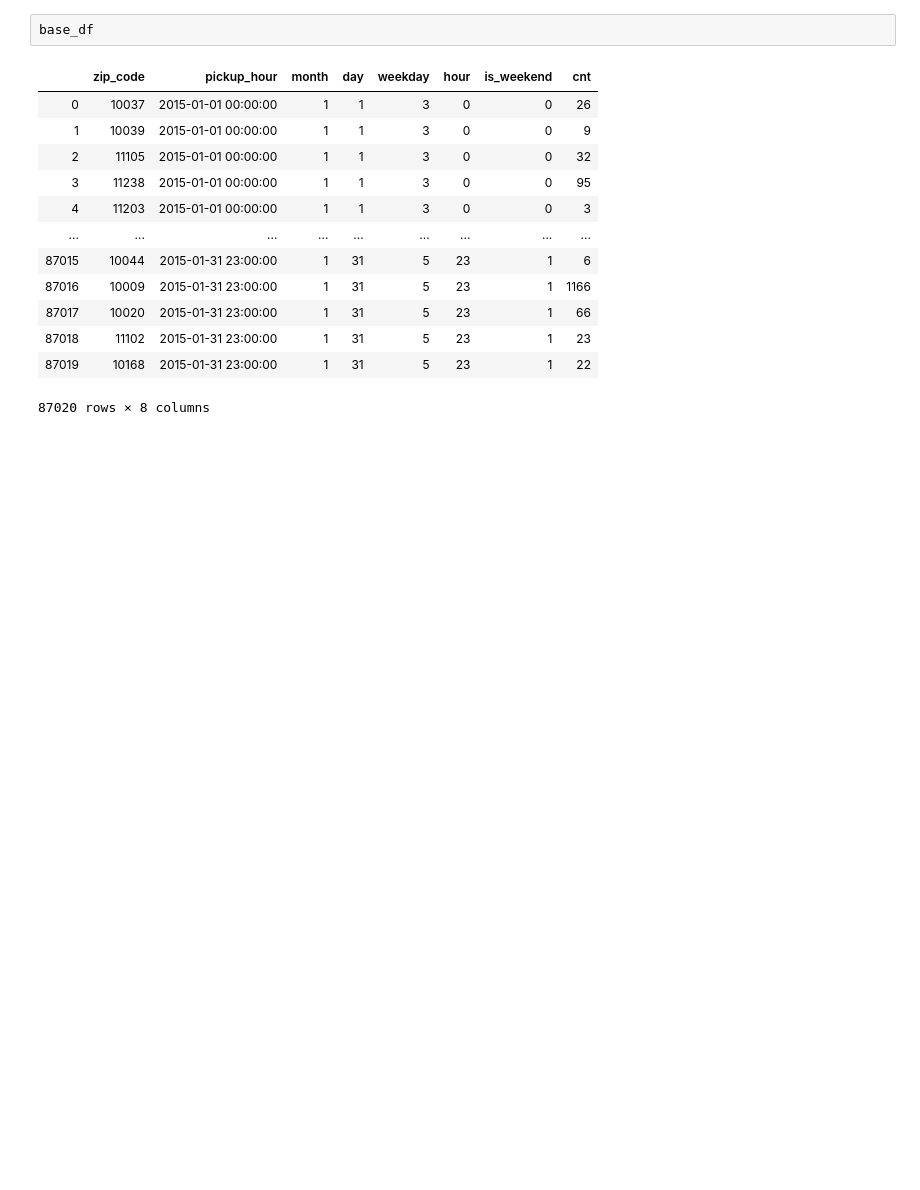
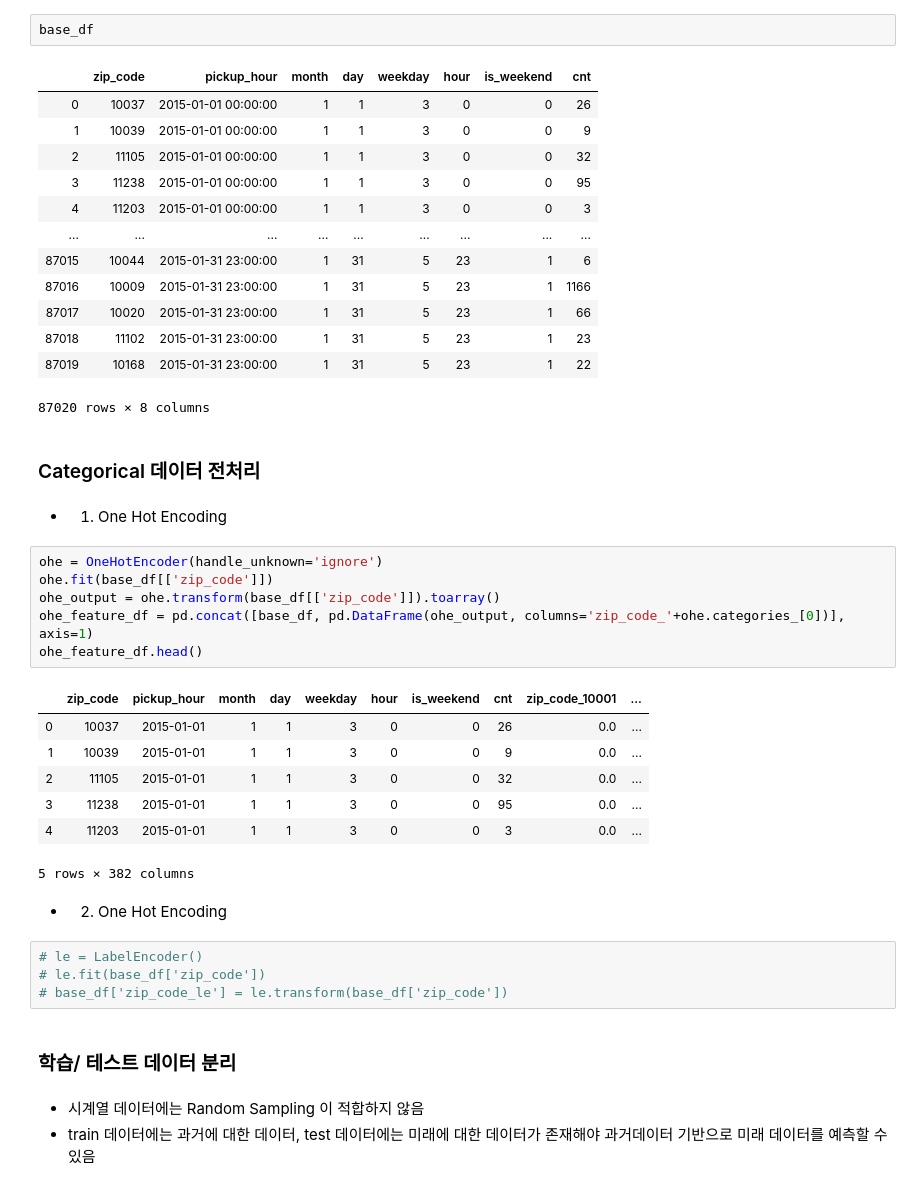
Before and after one commit to jeonprize/New_york_demand_forecasting, a Jupyter notebook: 데이터 전처리.ipynb, the cells around one changed output. Saved outputs shown, nothing was run; the diff lists cells and outputs as text; blank space fills up the shorter version.

```diff
--- a/데이터 전처리.ipynb
+++ b/데이터 전처리.ipynb
@@ -164,3 +164,32 @@ base_df
 | 87018 | 11102 | 2015-01-31 23:00:00 | 1 | 31 | 5 | 23 | 1 | 23 |
 | 87019 | 10168 | 2015-01-31 23:00:00 | 1 | 31 | 5 | 23 | 1 | 22 |
 87020 rows × 8 columns
+# %% [markdown]
+### Categorical 데이터 전처리
+# %% [markdown]
+- 1) One Hot Encoding
+# %%
+ohe = OneHotEncoder(handle_unknown='ignore')
+ohe.fit(base_df[['zip_code']])
+ohe_output = ohe.transform(base_df[['zip_code']]).toarray()
+ohe_feature_df = pd.concat([base_df, pd.DataFrame(ohe_output, columns='zip_code_'+ohe.categories_[0])], axis=1)
+ohe_feature_df.head()
+# %% [output]
+|  | zip_code | pickup_hour | month | day | weekday | hour | is_weekend | cnt | zip_code_10001 | ... |
+| 0 | 10037 | 2015-01-01 | 1 | 1 | 3 | 0 | 0 | 26 | 0.0 | ... |
+| 1 | 10039 | 2015-01-01 | 1 | 1 | 3 | 0 | 0 | 9 | 0.0 | ... |
+| 2 | 11105 | 2015-01-01 | 1 | 1 | 3 | 0 | 0 | 32 | 0.0 | ... |
+| 3 | 11238 | 2015-01-01 | 1 | 1 | 3 | 0 | 0 | 95 | 0.0 | ... |
+| 4 | 11203 | 2015-01-01 | 1 | 1 | 3 | 0 | 0 | 3 | 0.0 | ... |
+5 rows × 382 columns
+# %% [markdown]
+- 2) One Hot Encoding
+# %%
+# le = LabelEncoder()
+# le.fit(base_df['zip_code'])
+# base_df['zip_code_le'] = le.transform(base_df['zip_code'])
+# %% [markdown]
+### 학습/ 테스트 데이터 분리
+# %% [markdown]
+- 시계열 데이터에는 Random Sampling 이 적합하지 않음
+- train 데이터에는 과거에 대한 데이터, test 데이터에는 미래에 대한 데이터가 존재해야 과거데이터 기반으로 미래 데이터를 예측할 수 있음
```
Also changed, not shown: parts of 12 cells of this notebook.
